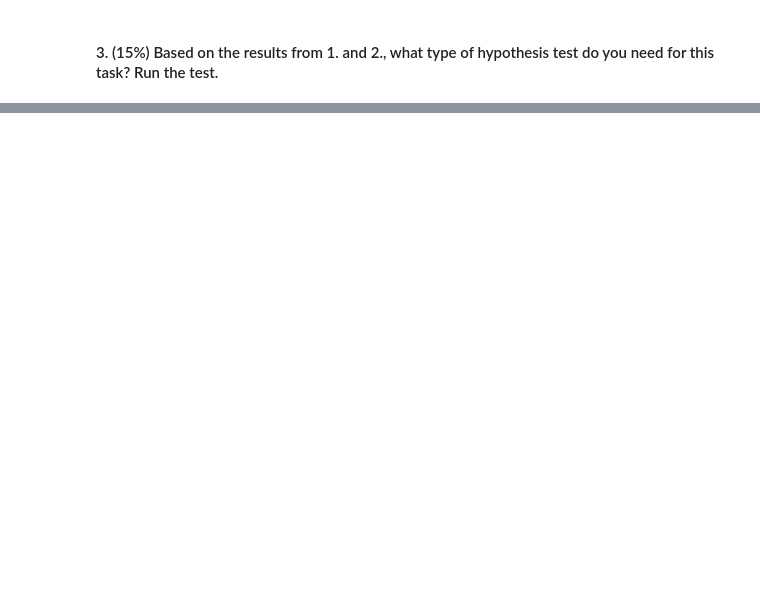
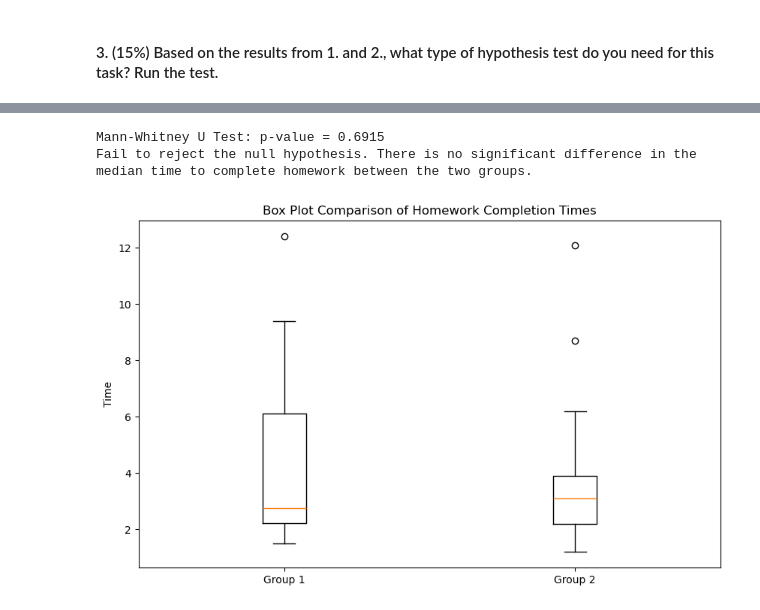
Before and after one commit to erdfern/studium, a Jupyter notebook: ss24/ds1-ss24/exercises/6/Exercise_eng.ipynb, the cells around one changed output, grey strips where cells are left out. Drawn from its saved outputs; the diff is of its cells as text; code cells hidden in the pictures; blank space fills up the shorter version.

```diff
--- a/ss24/ds1-ss24/exercises/6/Exercise_eng.ipynb
+++ b/ss24/ds1-ss24/exercises/6/Exercise_eng.ipynb
@@ -49,3 +230,22 @@ Use a significance level of 0.05 in this task. You can do all hypothesis testing
 #### 2. Test the data for the following assumptions. You can also use your own suitable hypothesis tests for this purpose.
 # %% [markdown]
 ##### a) (15%) The data sets of both groups follow a normal distribution
+# %%
+from scipy.stats import shapiro
+import matplotlib.pyplot as plt
+
+group1 = [ 6.2, 7.1, 1.5, 2.3, 2, 1.5, 6.1, 2.4, 2.3, 12.4, 1.8, 5.3, 3.1, 9.4, 2.3, 4.1 ]
+group2 = [ 2.3, 2.1, 1.4, 2.0, 8.7, 2.2, 3.1, 4.2, 3.6, 2.5, 3.1, 6.2, 12.1, 3.9, 2.2, 1.2, 3.4 ]
+
+alpha = 0.05
+
+_, p_value_group1 = shapiro(group1)
+_, p_value_group2 = shapiro(group2)
+
+print(f"Shapiro-Wilk Test (Group 1): p-value = {p_value_group1:.4f}")
+print(f"Shapiro-Wilk Test (Group 2): p-value = {p_value_group2:.4f}")
+
+if p_value_group1 > alpha and p_value_group2 > alpha:
+    print("We cannot reject the null hypothesis of normality for both groups.")
+else:
+    print("At least one of the groups does not follow a normal distribution.")
@@ -57,0 +283,24 @@ Use a significance level of 0.05 in this task. You can do all hypothesis testing
+# %%
+from scipy.stats import mannwhitneyu
+_, p_value_mannwhitneyu = mannwhitneyu(group1, group2)
+print(f"\nMann-Whitney U Test: p-value = {p_value_mannwhitneyu:.4f}")
+
+if p_value_mannwhitneyu > alpha:
+    print(
+        "Fail to reject the null hypothesis. There is no significant difference in the median time to complete homework between the two groups."
+    )
+else:
+    print(
+        "Reject the null hypothesis. There is a significant difference in the median time to complete homework between the two groups."
+    )
+
+# Box plots for each group
+plt.figure(figsize=(10, 6))
+plt.boxplot([group1, group2], labels=["Group 1", "Group 2"])
+plt.title("Box Plot Comparison of Homework Completion Times")
+plt.ylabel("Time")
+plt.show()
+# %% [output]
+Mann-Whitney U Test: p-value = 0.6915
+Fail to reject the null hypothesis. There is no significant difference in the median time to complete homework between the two groups.
+[figure, added]
```
Also changed, not shown: parts of 12 cells of this notebook, 2 other files.
